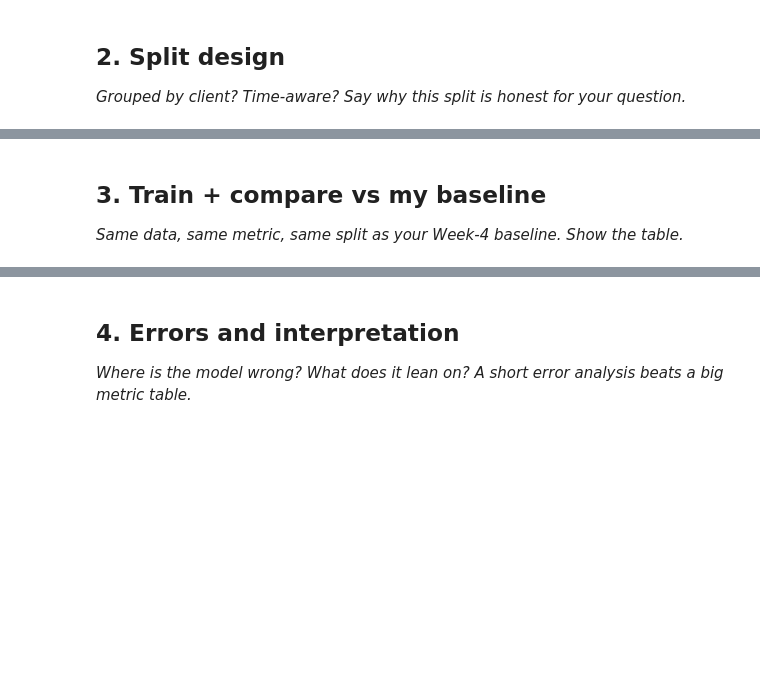
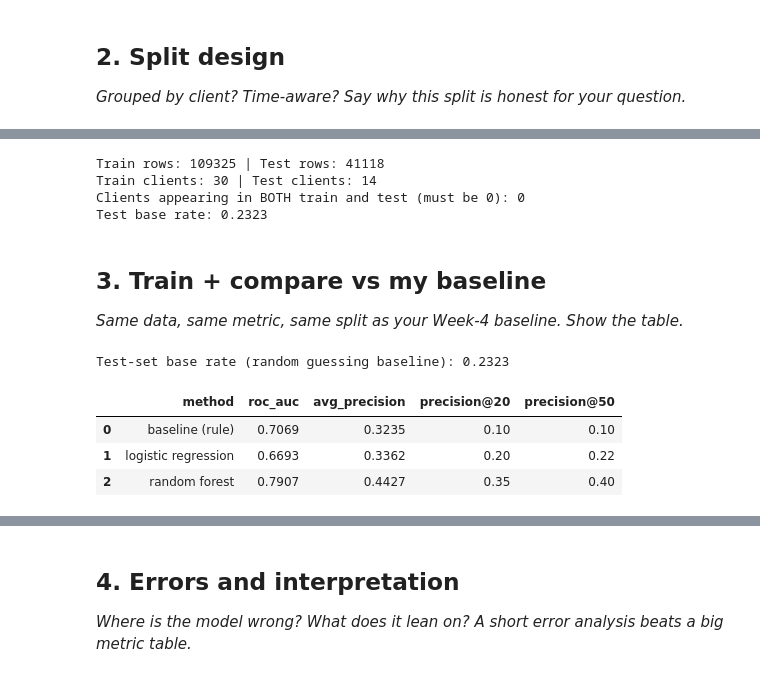
Before and after one commit to hajergafsi/flyrank-ml-internship-starter, a Jupyter notebook: work/notebooks/w05_model.ipynb, the cells around one changed output, grey strips where cells are left out. Drawn from its saved outputs; the diff is of its cells as text; code cells hidden in the pictures; blank space fills up the shorter version.

Commit message:
w05_model

```diff
--- a/work/notebooks/w05_model.ipynb
+++ b/work/notebooks/w05_model.ipynb
@@ -17,4 +92,80 @@ This skeleton is yours to fill. Work the sections **in order** — each one has
+# %%
+from sklearn.model_selection import GroupShuffleSplit
+
+FEATURES = ['avg_impressions', 'avg_clicks', 'avg_position', 'ctr', 'days_seen']
+
+gss = GroupShuffleSplit(n_splits=1, test_size=0.3, random_state=42)
+train_idx, test_idx = next(gss.split(data, groups=data['client_hash_id']))
+
+train_df = data.iloc[train_idx].reset_index(drop=True)
+test_df  = data.iloc[test_idx].reset_index(drop=True)
+
+overlap = set(train_df['client_hash_id']) & set(test_df['client_hash_id'])
+print("Train rows:", len(train_df), "| Test rows:", len(test_df))
+print("Train clients:", train_df['client_hash_id'].nunique(),
+      "| Test clients:", test_df['client_hash_id'].nunique())
+print("Clients appearing in BOTH train and test (must be 0):", len(overlap))
+print("Test base rate:", round(test_df['label_declined'].mean(), 4))
+# %% [output]
+Train rows: 109325 | Test rows: 41118
+Train clients: 30 | Test clients: 14
+Clients appearing in BOTH train and test (must be 0): 0
+Test base rate: 0.2323
 # %% [markdown]
 ## 3. Train + compare vs my baseline
 
 *Same data, same metric, same split as your Week-4 baseline. Show the table.*
+# %%
+# Recompute the Week-4 baseline score, on the SAME test split, so the comparison is fair.
+def normalize(s):
+    lo, hi = s.min(), s.max()
+    if hi == lo:
+        return s * 0
+    return (s - lo) / (hi - lo)
+
+volume_score   = normalize(np.log1p(test_df['avg_impressions']))
+position_score = normalize(-test_df['avg_position'].fillna(test_df['avg_position'].max()))
+low_ctr_score  = normalize(-test_df['ctr'].fillna(0))
+
+test_df = test_df.copy()
+test_df['baseline_score'] = 0.40 * volume_score + 0.35 * position_score + 0.25 * low_ctr_score
+# %%
+from sklearn.linear_model import LogisticRegression
+from sklearn.ensemble import RandomForestClassifier
+from sklearn.metrics import roc_auc_score, average_precision_score
+
+X_train, y_train = train_df[FEATURES], train_df['label_declined']
+X_test,  y_test  = test_df[FEATURES],  test_df['label_declined']
+
+logreg = LogisticRegression(max_iter=1000, random_state=42).fit(X_train, y_train)
+rf = RandomForestClassifier(n_estimators=300, max_depth=6, random_state=42, n_jobs=-1).fit(X_train, y_train)
+
+test_df['logreg_score'] = logreg.predict_proba(X_test)[:, 1]
+test_df['rf_score']     = rf.predict_proba(X_test)[:, 1]
+
+def precision_at_k(df, score_col, label_col, k):
+    top_k = df.sort_values(score_col, ascending=False).head(k)
+    return top_k[label_col].mean()
+
+rows = []
+base_rate = y_test.mean()
+for name, col in [('baseline (rule)', 'baseline_score'),
+                   ('logistic regression', 'logreg_score'),
+                   ('random forest', 'rf_score')]:
+    rows.append({
+        'method': name,
+        'roc_auc': round(roc_auc_score(y_test, test_df[col]), 4),
+        'avg_precision': round(average_precision_score(y_test, test_df[col]), 4),
+        'precision@20': round(precision_at_k(test_df, col, 'label_declined', 20), 4),
+        'precision@50': round(precision_at_k(test_df, col, 'label_declined', 50), 4),
+    })
+
+comparison = pd.DataFrame(rows)
+print("Test-set base rate (random guessing baseline):", round(base_rate, 4))
+comparison
+# %% [output]
+Test-set base rate (random guessing baseline): 0.2323
+|  | method | roc_auc | avg_precision | precision@20 | precision@50 |
+| 0 | baseline (rule) | 0.7069 | 0.3235 | 0.10 | 0.10 |
+| 1 | logistic regression | 0.6693 | 0.3362 | 0.20 | 0.22 |
+| 2 | random forest | 0.7907 | 0.4427 | 0.35 | 0.40 |
```
Also changed, not shown: parts of 9 cells of this notebook.
